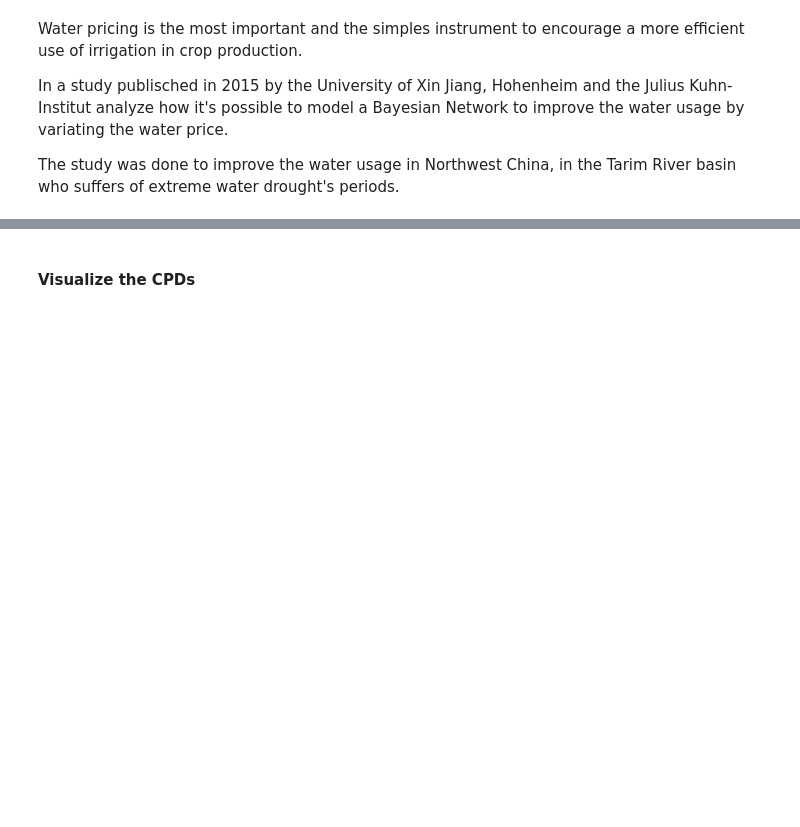
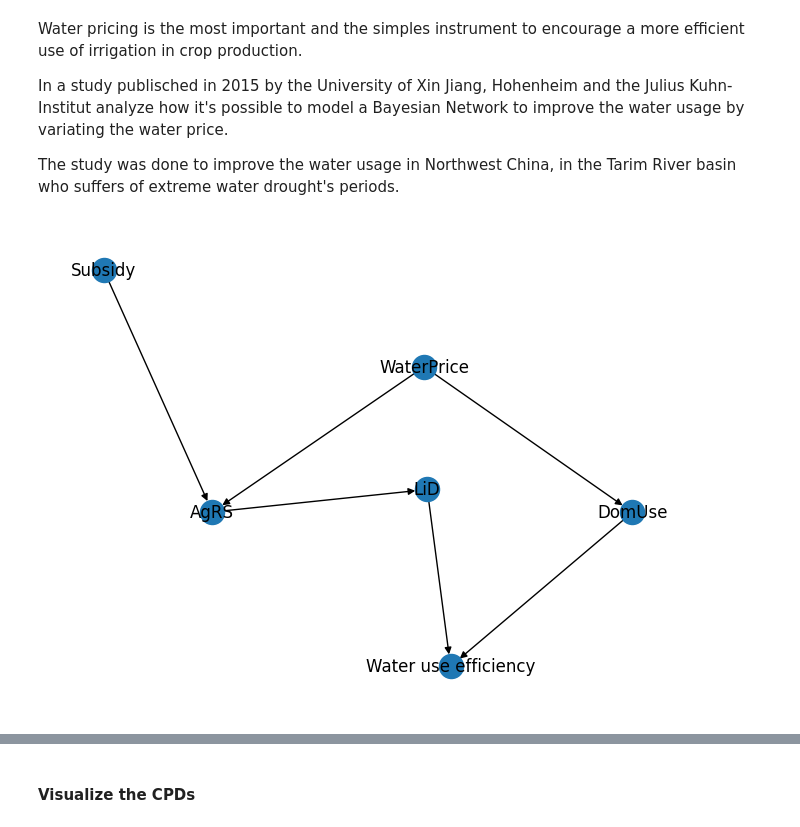
Before and after one commit to francesco-source/Artificial-Intelligence-UNIBO, a Jupyter notebook: Fundamentals_of_knowledge_and_rapresentation/ProgettoTorroni.ipynb, the cells around one changed output, grey strips where cells are left out. Saved outputs shown, nothing was run; the diff lists cells and outputs as text; code cells hidden in the pictures; blank space fills up the shorter version.

Commit message:
draw graph

```diff
--- a/Fundamentals_of_knowledge_and_rapresentation/ProgettoTorroni.ipynb
+++ b/Fundamentals_of_knowledge_and_rapresentation/ProgettoTorroni.ipynb
@@ -9 +24,10 @@ The study was done to improve the water usage in Northwest China, in the Tarim R
+# %%
+
+Water_price_model=BayesianNetwork([(wPrice,dUse),(wPrice,aGS),(subsidy,aGS),(aGS,lessIdoTecniques),
+                                   (dUse,wUseEff),(lessIdoTecniques,wUseEff)])
+nx_graph = nx.DiGraph(Water_price_model.edges())
+nx.draw(nx_graph,with_labels=True)
+plt.show()
+# %% [output]
+[figure, added]
 # %%
```
Also changed, not shown: parts of 3 cells of this notebook.
